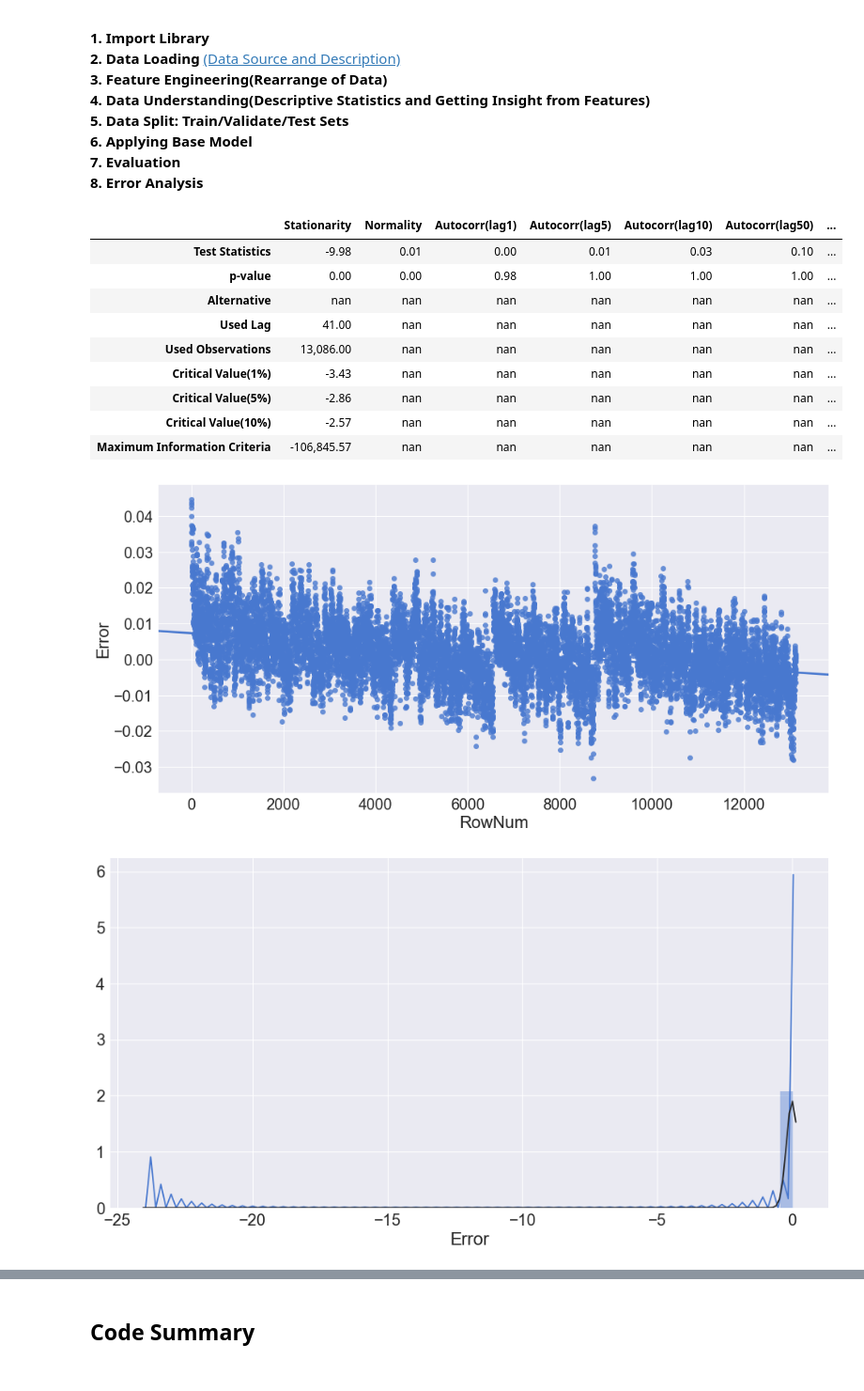
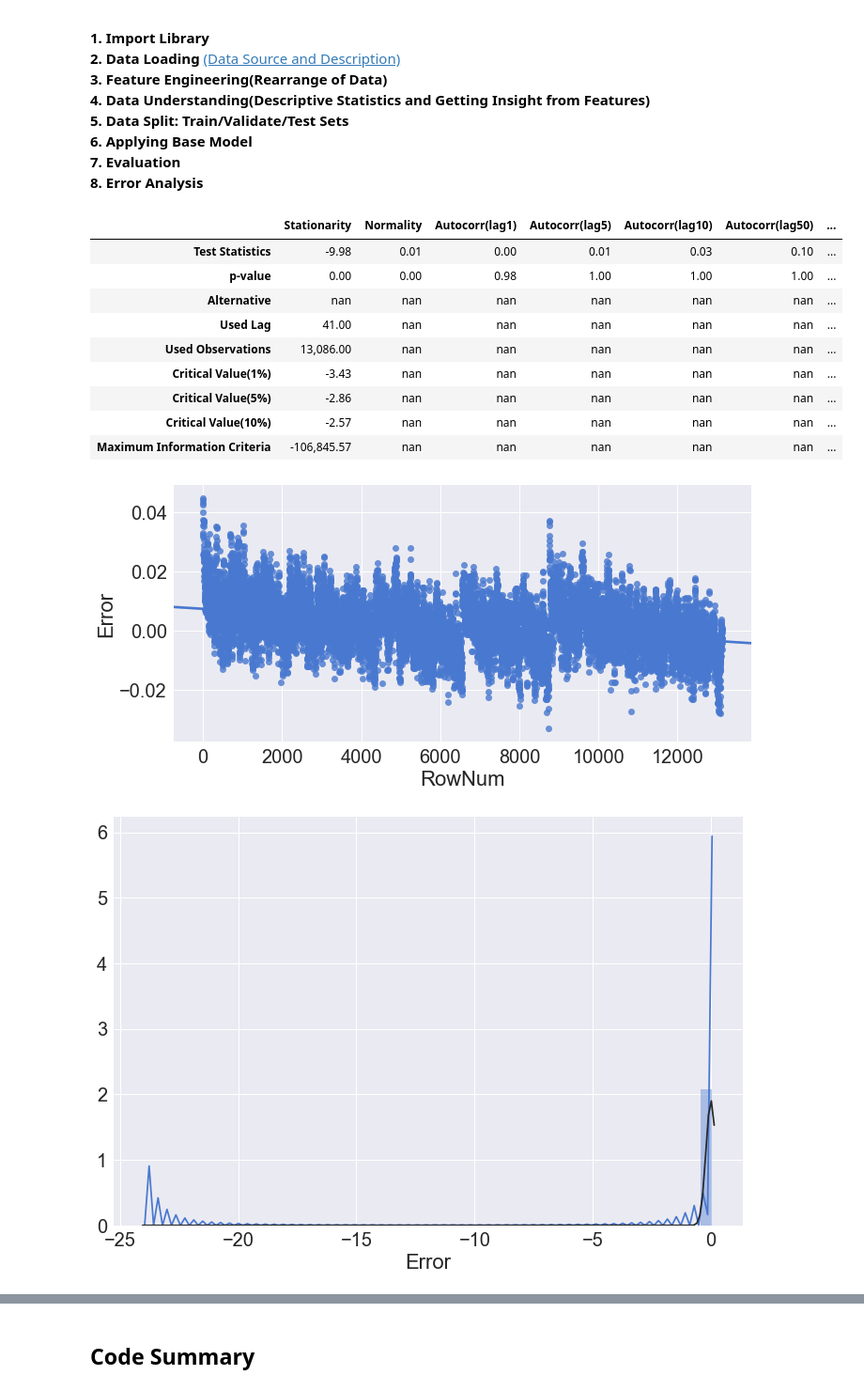
Before and after one commit to heycwkim/TimeSeriesAnalysis, a Jupyter notebook: Shared/Practice3_Setting_Analysis_KK.ipynb, the cells around one changed output, grey strips where cells are left out. Shown at 94% size. Cells and saved outputs as stored; diff of their text form; code cells hidden in the pictures.

```diff
--- a/Shared/Practice3_Setting_Analysis_KK.ipynb
+++ b/Shared/Practice3_Setting_Analysis_KK.ipynb
@@ -1031,0 +1010,6 @@ X_test: (4416, 25) Y_test: (4416, 1)
+# %%
+# Confirm of input and output
+Y_colname = ['count']
+X_remove = ['datetime', 'DateTime', 'temp_group', 'casual', 'registered']
+X_colname = [x for x in raw_fe.columns if x not in Y_colname+X_remove]
+X_train, X_test, Y_train, Y_test = datasplit_ts(raw_fe, Y_colname, X_colname, '2012-07-01')
@@ -1124,10 +1112,10 @@ plt.xlabel('Index', fontsize=15)
 plt.ylabel('Target Value', fontsize=15)
 plt.show()
 
-MAD = abs(Y_train.values.flatten() - pred_tr_reg1).mean()
+MAE = abs(Y_train.values.flatten() - pred_tr_reg1).mean()
 MSE = ((Y_train.values.flatten() - pred_tr_reg1)**2).mean()
 MAPE = (abs(Y_train.values.flatten() - pred_tr_reg1)/Y_train.values.flatten()*100).mean()
 
-display(pd.DataFrame([MAD, MSE, MAPE], index=['MAD', 'MSE', 'MAPE'], columns=['Score']).T)
+display(pd.DataFrame([MAE, MSE, MAPE], index=['MAE', 'MSE', 'MAPE'], columns=['Score']).T)
 # %% [output]
 [figure]
@@ -1149,10 +1137,10 @@ def evaluation(Y_real, Y_pred, graph_on=False):
         plt.title('Time Series of Target', fontsize=20)
         plt.xlabel('Index', fontsize=15)
         plt.ylabel('Target Value', fontsize=15)
-    MAD = abs(Y_real.values.flatten() - Y_pred).mean()
+    MAE = abs(Y_real.values.flatten() - Y_pred).mean()
     MSE = ((Y_real.values.flatten() - Y_pred)**2).mean()
     MAPE = (abs(Y_real.values.flatten() - Y_pred)/Y_real.values.flatten()*100).mean()
-    Score = pd.DataFrame([MAD, MSE, MAPE], index=['MAD', 'MSE', 'MAPE'], columns=['Score']).T
+    Score = pd.DataFrame([MAE, MSE, MAPE], index=['MAE', 'MSE', 'MAPE'], columns=['Score']).T
     Residual = pd.DataFrame(Y_real.values.flatten() - Y_pred, index=Y_real.index, columns=['Error'])
     return Score, Residual
 # Score_tr, Residual_tr = evaluation(Y_train, pred_tr_reg1, graph_on=True)
@@ -1196,22 +1184,22 @@ Resid_tr_reg1['RowNum'] = Resid_tr_reg1.reset_index().index
 # Stationarity(Trend) Analysis
 sns.set(palette="muted", color_codes=True, font_scale=2)
 sns.lmplot(x='RowNum', y='Error', data=Resid_tr_reg1.iloc[1:],
-           fit_reg='True', size=7, aspect=2, ci=99, sharey=True)
+           fit_reg='True', size=5.2, aspect=2, ci=99, sharey=True)
 
 # Normal Distribution Analysis
-figure, axes = plt.subplots(figsize=(16,8))
+figure, axes = plt.subplots(figsize=(12,8))
 sns.distplot(Resid_tr_reg1['Error'], norm_hist='True', fit=stats.norm)
 
 # Lag Analysis
 length = int(len(Resid_tr_reg1['Error'])/10)
-figure, axes = plt.subplots(2, 2, figsize=(16,16))
-pd.plotting.lag_plot(Resid_tr_reg1['Error'], lag=1, ax=axes[0,0])
-pd.plotting.lag_plot(Resid_tr_reg1['Error'], lag=5, ax=axes[0,1])
-pd.plotting.lag_plot(Resid_tr_reg1['Error'], lag=10, ax=axes[1,0])
-pd.plotting.lag_plot(Resid_tr_reg1['Error'], lag=50, ax=axes[1,1])
+figure, axes = plt.subplots(1, 4, figsize=(12,3))
+pd.plotting.lag_plot(Resid_tr_reg1['Error'], lag=1, ax=axes[0])
+pd.plotting.lag_plot(Resid_tr_reg1['Error'], lag=5, ax=axes[1])
+pd.plotting.lag_plot(Resid_tr_reg1['Error'], lag=10, ax=axes[2])
+pd.plotting.lag_plot(Resid_tr_reg1['Error'], lag=50, ax=axes[3])
 
 # Autocorrelation Analysis
-figure, axes = plt.subplots(2,1,figsize=(16,10))
+figure, axes = plt.subplots(2,1,figsize=(12,5))
 figure = sm.graphics.tsa.plot_acf(Resid_tr_reg1['Error'], lags=100, use_vlines=True, ax=axes[0])
 figure = sm.graphics.tsa.plot_pacf(Resid_tr_reg1['Error'], lags=100, use_vlines=True, ax=axes[1])
 
@@ -1227,32 +1215,32 @@ Stationarity = pd.DataFrame(Stationarity, columns=['Stationarity'])
 # Checking of Normality
 # Null Hypothesis: The residuals are normally distributed
 Normality = pd.DataFrame([stats.shapiro(Resid_tr_reg1['Error'])], index=['Normality'], columns=['Test Statistics', 'p-value']).T
 
 # Checking for Autocorrelation
 # Null Hypothesis: Autocorrelation is absent
 Autocorrelation = pd.concat([pd.DataFrame(sm.stats.diagnostic.acorr_ljungbox(Resid_tr_reg1['Error'], lags=[1,5,10,50])[0], columns=['Test Statistics']),
                              pd.DataFrame(sm.stats.diagnostic.acorr_ljungbox(Resid_tr_reg1['Error'], lags=[1,5,10,50])[1], columns=['p-value'])], axis=1).T
 Autocorrelation.columns = ['Autocorr(lag1)', 'Autocorr(lag5)', 'Autocorr(lag10)', 'Autocorr(lag50)']
 
 # Checking Heteroscedasticity
 # Null Hypothesis: Error terms are homoscedastic
 Heteroscedasticity = pd.DataFrame([sm.stats.diagnostic.het_goldfeldquandt(Resid_tr_reg1['Error'], X_train.values, alternative='two-sided')],
                                   index=['Heteroscedasticity'], columns=['Test Statistics', 'p-value', 'Alternative']).T
 Error_Analysis = pd.concat([Stationarity, Normality, Autocorrelation, Heteroscedasticity], join='outer', axis=1)
 Error_Analysis = Error_Analysis.loc[['Test Statistics', 'p-value', 'Alternative', 'Used Lag', 'Used Observations',
                                      'Critical Value(1%)', 'Critical Value(5%)', 'Critical Value(10%)',
                                      'Maximum Information Criteria'],:]
 Error_Analysis
 # %% [output]
 |  | Stationarity | Normality | Autocorr(lag1) | Autocorr(lag5) | Autocorr(lag10) | Autocorr(lag50) | ... |
 | Test Statistics | -9.98 | 0.01 | 0.00 | 0.01 | 0.03 | 0.10 | ... |
 | p-value | 0.00 | 0.00 | 0.98 | 1.00 | 1.00 | 1.00 | ... |
 | Alternative | nan | nan | nan | nan | nan | nan | ... |
 | Used Lag | 41.00 | nan | nan | nan | nan | nan | ... |
 | Used Observations | 13,086.00 | nan | nan | nan | nan | nan | ... |
 | Critical Value(1%) | -3.43 | nan | nan | nan | nan | nan | ... |
 | Critical Value(5%) | -2.86 | nan | nan | nan | nan | nan | ... |
 | Critical Value(10%) | -2.57 | nan | nan | nan | nan | nan | ... |
 | Maximum Information Criteria | -106,845.57 | nan | nan | nan | nan | nan | ... |
-[figure, old version]
+[figure, new version]
-[figure, old version]
+[figure, new version]
```
Also changed, not shown: parts of 12 cells of this notebook, 29 other files.
